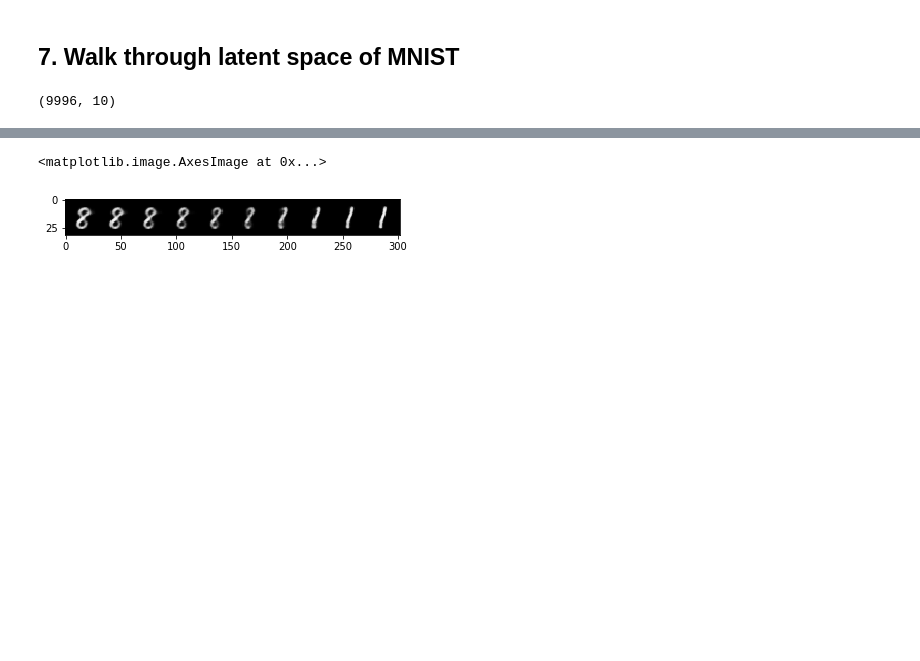
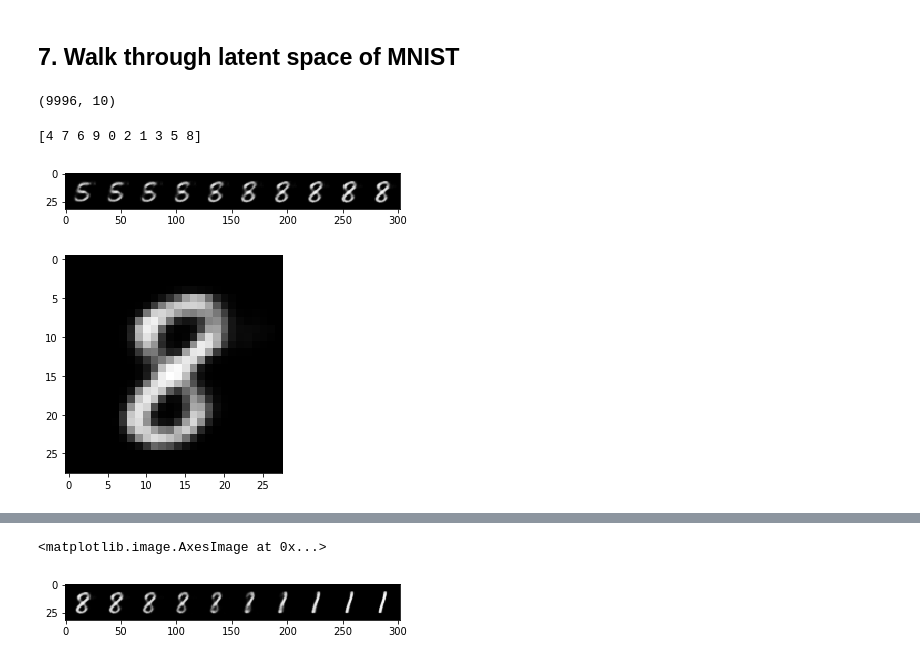
Before and after one commit to lunayht/AI504, a Jupyter notebook: ai504_05_VAE_high.ipynb, the cells around one changed output, grey strips where cells are left out. Saved outputs shown, nothing was run; the diff lists cells and outputs as text; code cells hidden in the pictures; blank space fills up the shorter version.

```diff
--- a/ai504_05_VAE_high.ipynb
+++ b/ai504_05_VAE_high.ipynb
@@ -332,5 +335,17 @@ plt.show()
 # %% [markdown]
 ## 7. Walk through latent space of MNIST
+# %%
+def save_gif(training_progress_images, filename):
+    fig = plt.figure()
+
+    ims = []
+    for i in range(len(training_progress_images)):
+        im = plt.imshow(training_progress_images[i], animated=True, cmap="gray")
+        ims.append([im])
+
+    ani = animation.ArtistAnimation(fig, ims, interval=100, blit=True, repeat_delay=1000)
+
+    ani.save(filename, writer="imagemagick")
 # %%
 encoded.shape
 # %% [output]
@@ -340,15 +355,32 @@ mean_encoded = []
 for i in range(10):
     mean_encoded.append(encoded[np.where(labels == i)[0]].mean(axis=0))
 # %%
-selected_class = [1, 7]
-samples = []
-with torch.no_grad():
-    for idx, coef in enumerate(np.linspace(0, 1, 10)):
-        interpolated = coef * mean_encoded[selected_class[0]] + (1.-coef) * mean_encoded[selected_class[1]]
-        samples.append(interpolated)
-    samples = np.stack(samples)
-    z = torch.tensor(samples).to(device)
-    generated = best_model.decoder(z).cuda()
+all_numbers = np.arange(10)
+np.random.shuffle(all_numbers)
+print(all_numbers)
+
+transition = np.empty((0, 28, 28))
+for i in range(len(all_numbers)-1):
+    selected_class = [all_numbers[i+1], all_numbers[i]]
+    samples = []
+    with torch.no_grad():
+        for idx, coef in enumerate(np.linspace(0, 1, 10)):
+            interpolated = coef * mean_encoded[selected_class[0]] + (1.-coef) * mean_encoded[selected_class[1]]
+            samples.append(interpolated)
+        samples = np.stack(samples)
+        z = torch.tensor(samples).to(device)
+        generated = best_model.decoder(z).cuda()
+        generated = generated.view(10, 1, 28, 28)
+        img = make_grid(generated, nrow=10)
+        npimg = img.cpu().numpy()
+        plt.imshow(np.transpose(npimg, (1,2,0)), interpolation='nearest')
+        transition = np.concatenate((transition, torch.squeeze(generated).cpu().numpy()), axis=0)
+
+save_gif(transition, "vae0.gif")
+# %% [output]
+[4 7 6 9 0 2 1 3 5 8]
+[figure, added]
+[figure, added]
 # %%
 generated = generated.view(10, 1, 28, 28)
 img = make_grid(generated, nrow=10)
```
Also changed, not shown: parts of 10 cells of this notebook, 1 other file.
